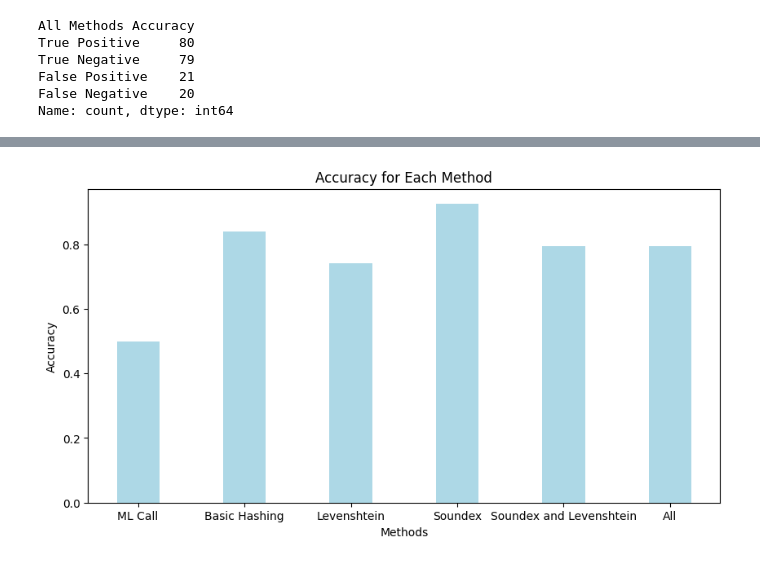
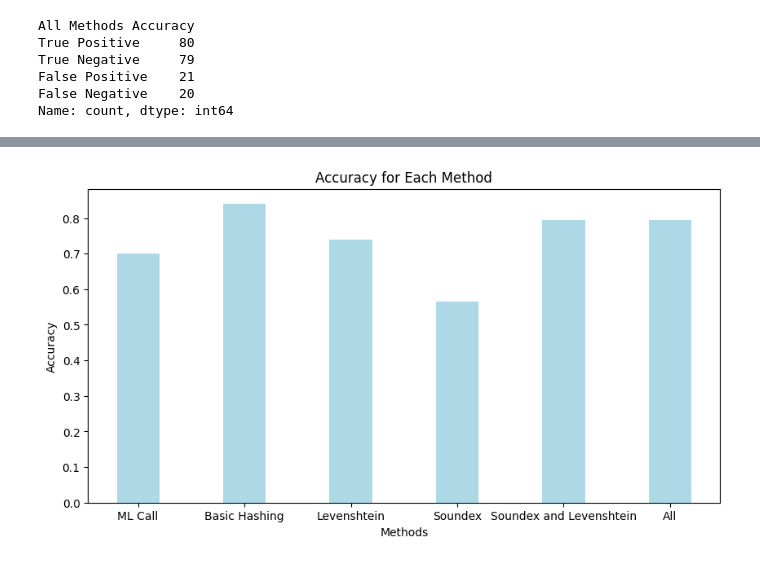
Before and after one commit to beadeoliveira/CS333_TechDemo, a Jupyter notebook: metrics/graphs.ipynb, the cells around one changed output, grey strips where cells are left out. Drawn from its saved outputs; the diff is of its cells as text; code cells hidden in the pictures.

```diff
--- a/metrics/graphs.ipynb
+++ b/metrics/graphs.ipynb
@@ -119,29 +120,29 @@ plt.show()
 # %%
 #Accuracy
-mla = accuracy(1,1,1,1)
-bha = accuracy(96,72,28,4)
+mla = accuracy(60,80,20,40)
+bha = accuracy(72,96,4,28)
 la = accuracy(82,66,34,18)
-sa = accuracy(99,86,14,1)
+sa = accuracy(99,14,86,1)
 sla = accuracy(80,79,21,20)
 alla = accuracy(80,79,21,20)
 accuracydf = pd.DataFrame({'Method': ['ML Call', 'Basic Hashing', 'Levenshtein', 'Soundex', 'Soundex and Levenshtein', 'All'],
                    'Accuracy': [mla,bha,la,sa,sla,alla]})
 
 methods = list(accuracydf["Method"])
 accscores = list(accuracydf["Accuracy"])
 
 fig = plt.figure(figsize = (10, 5))
 
 # creating the bar plot
 plt.bar(methods, accscores, color ='lightblue',
         width = 0.4)
 
 plt.xlabel("Methods")
 plt.ylabel("Accuracy")
 plt.title("Accuracy for Each Method")
 plt.show()
 # %% [output]
-[figure, old version]
+[figure, new version]
 # %%
 #Proportions segmented bar plot for each method
 ax = df.plot.bar(x='Method', stacked=True, title='Distribution of Outcomes by Method')
```
Also changed, not shown: parts of 11 cells of this notebook, 2 other files.
